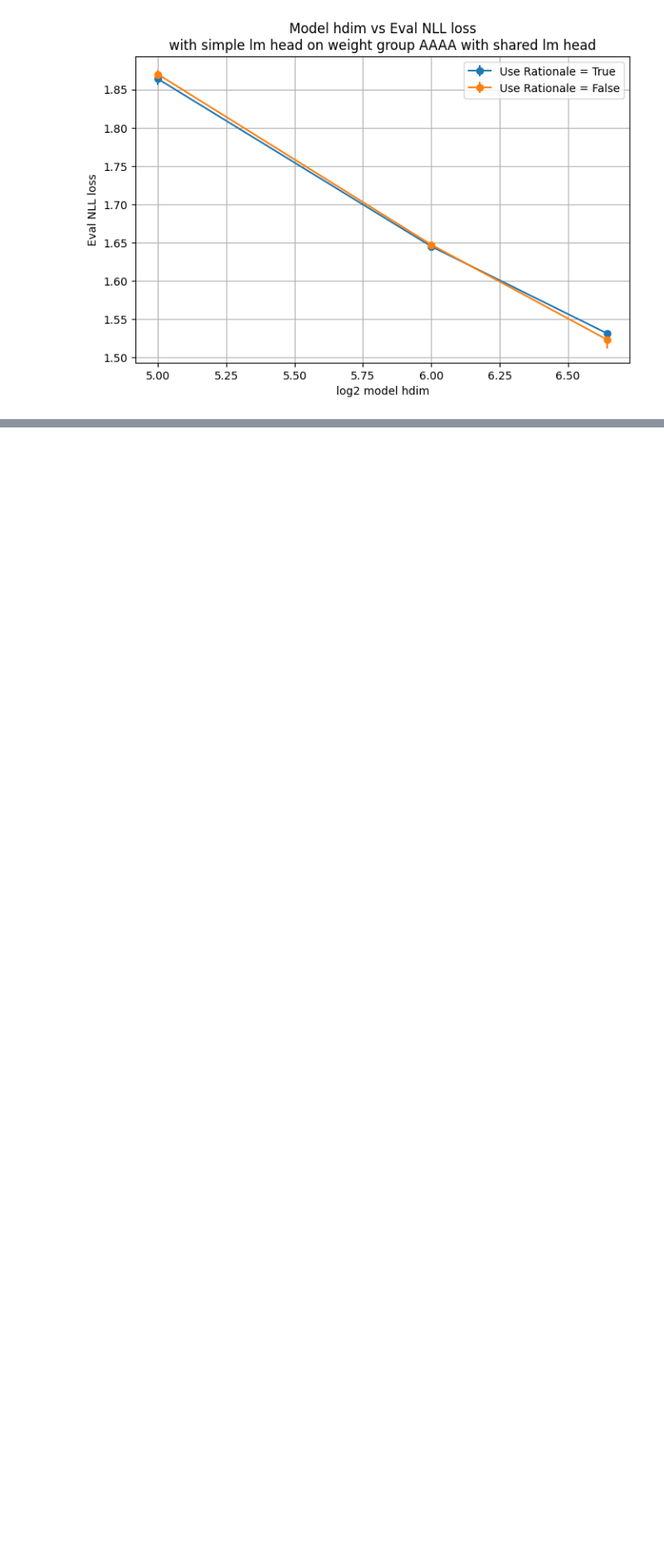
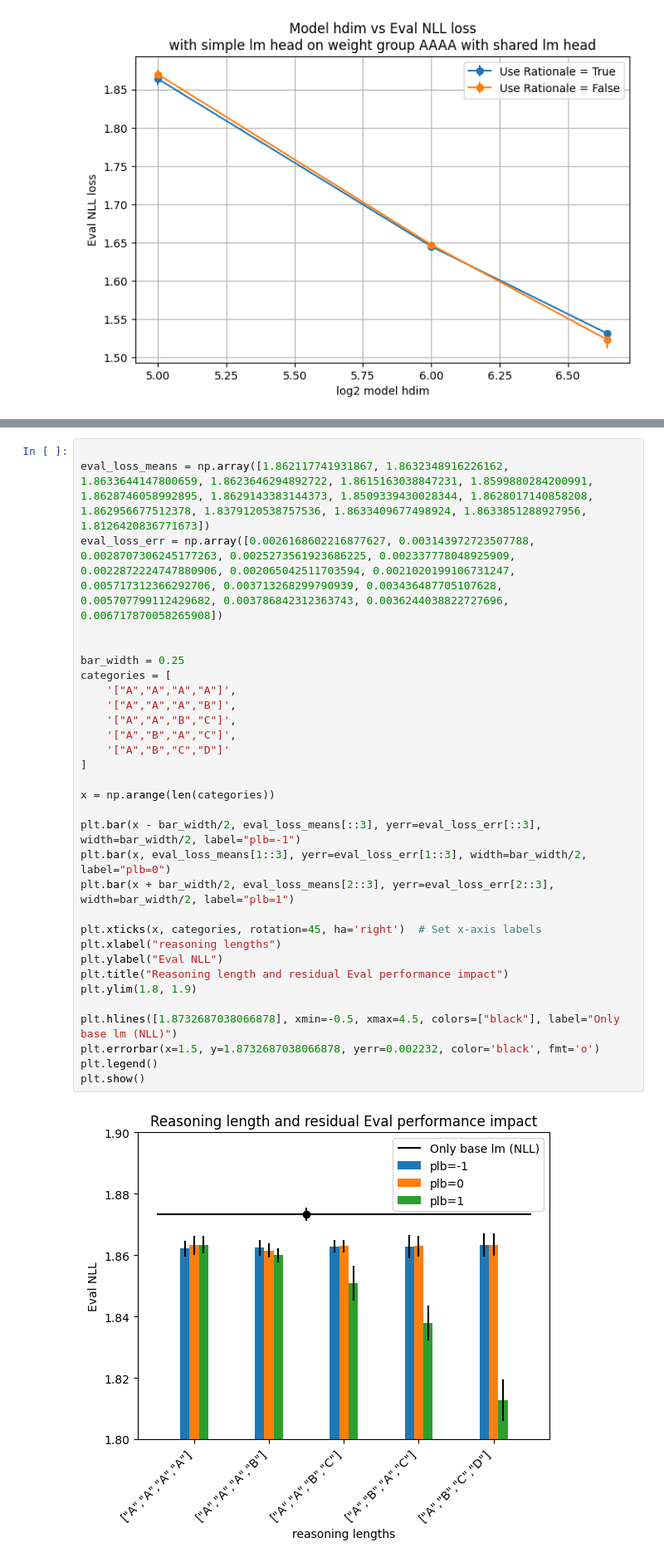
Before and after one commit to jakob-bjorner/quiet-star-replicate, a Jupyter notebook: scratch/understand.ipynb, the cells around one changed output, grey strips where cells are left out. Shown at 83% size. Drawn from its saved outputs; the diff is of its cells as text; blank space fills up the shorter version.

```diff
--- a/scratch/understand.ipynb
+++ b/scratch/understand.ipynb
@@ -269,0 +449,33 @@ plt.grid(True)
+# %%
+
+eval_loss_means = np.array([1.862117741931867, 1.8632348916226162, 1.8633644147800659, 1.8623646294892722, 1.8615163038847231, 1.8599880284200991, 1.8628746058992895, 1.8629143383144373, 1.8509339430028344, 1.8628017140858208, 1.862956677512378, 1.8379120538757536, 1.8633409677498924, 1.8633851288927956, 1.8126420836771673])
+eval_loss_err = np.array([0.0026168602216877627, 0.003143972723507788, 0.0028707306245177263, 0.0025273561923686225, 0.002337778048925909, 0.0022872224747880906, 0.002065042511703594, 0.0021020199106731247, 0.005717312366292706, 0.003713268299790939, 0.003436487705107628, 0.005707799112429682, 0.003786842312363743, 0.0036244038822727696, 0.006717870058265908])
+
+
+bar_width = 0.25
+categories = [
+    '["A","A","A","A"]',
+    '["A","A","A","B"]',
+    '["A","A","B","C"]',
+    '["A","B","A","C"]',
+    '["A","B","C","D"]'
+]
+
+x = np.arange(len(categories))
+
+plt.bar(x - bar_width/2, eval_loss_means[::3], yerr=eval_loss_err[::3], width=bar_width/2, label="plb=-1")
+plt.bar(x, eval_loss_means[1::3], yerr=eval_loss_err[1::3], width=bar_width/2, label="plb=0")
+plt.bar(x + bar_width/2, eval_loss_means[2::3], yerr=eval_loss_err[2::3], width=bar_width/2, label="plb=1")
+
+plt.xticks(x, categories, rotation=45, ha='right')  # Set x-axis labels
+plt.xlabel("reasoning lengths")
+plt.ylabel("Eval NLL")
+plt.title("Reasoning length and residual Eval performance impact")
+plt.ylim(1.8, 1.9)
+
+plt.hlines([1.8732687038066878], xmin=-0.5, xmax=4.5, colors=["black"], label="Only base lm (NLL)")
+plt.errorbar(x=1.5, y=1.8732687038066878, yerr=0.002232, color='black', fmt='o')
+plt.legend()
+plt.show()
+# %% [output]
+[figure, added]
```
Also changed, not shown: parts of 45 cells of this notebook, 6 other files.
